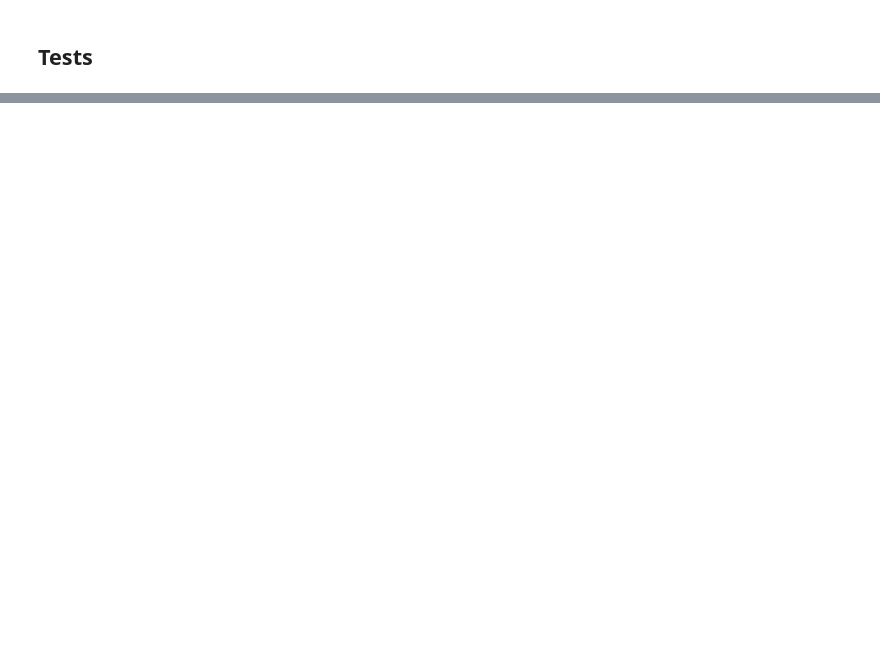
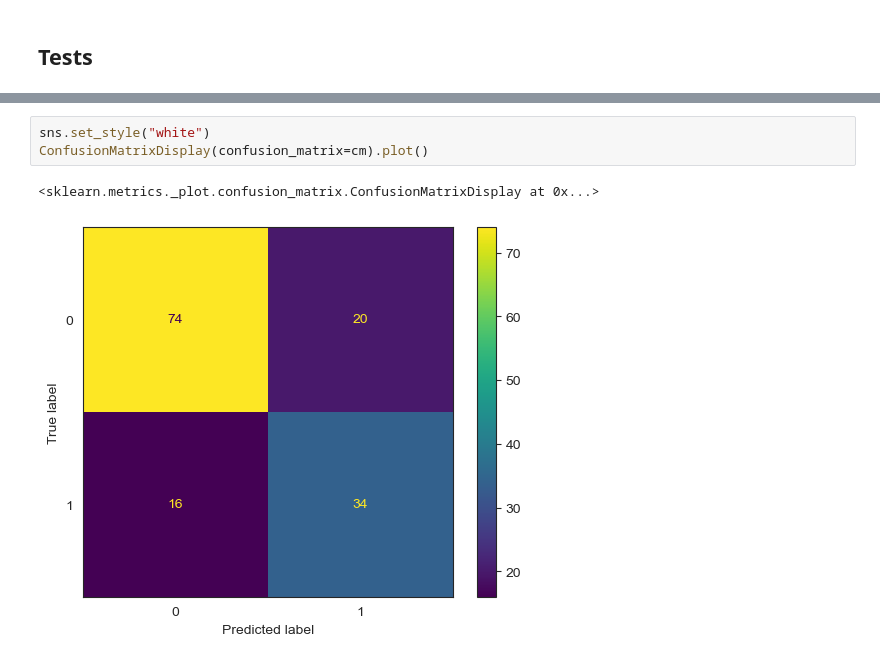
Before and after one commit to reginaldorsj/data_science_journey_course, a Jupyter notebook: Data Science in Projects/Project 3/Diabetes Prediction.ipynb, the cells around one changed output, grey strips where cells are left out. Saved outputs shown, nothing was run; the diff lists cells and outputs as text; blank space fills up the shorter version.

```diff
--- a/Data Science in Projects/Project 3/Diabetes Prediction.ipynb
+++ b/Data Science in Projects/Project 3/Diabetes Prediction.ipynb
@@ -662,0 +692,6 @@ df_difference.head(20)
+# %%
+sns.set_style("white")
+ConfusionMatrixDisplay(confusion_matrix=cm).plot()
+# %% [output]
+<sklearn.metrics._plot.confusion_matrix.ConfusionMatrixDisplay at 0x...>
+[figure, added]
```
Also changed, not shown: parts of 23 cells of this notebook.
